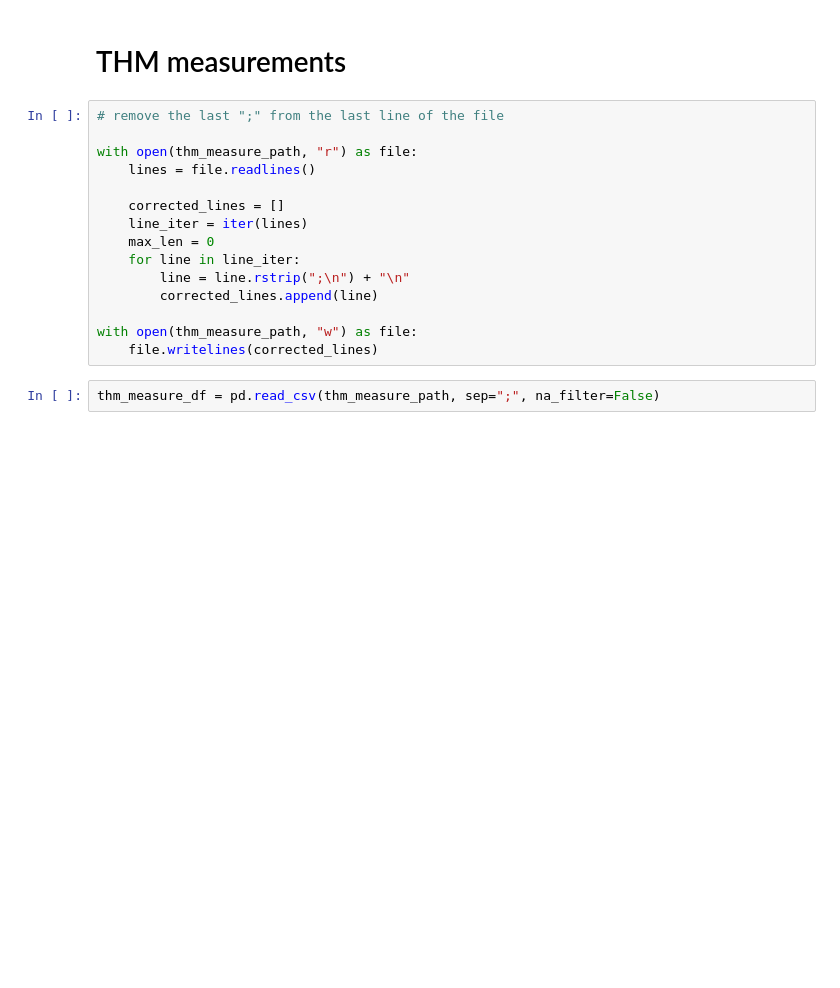
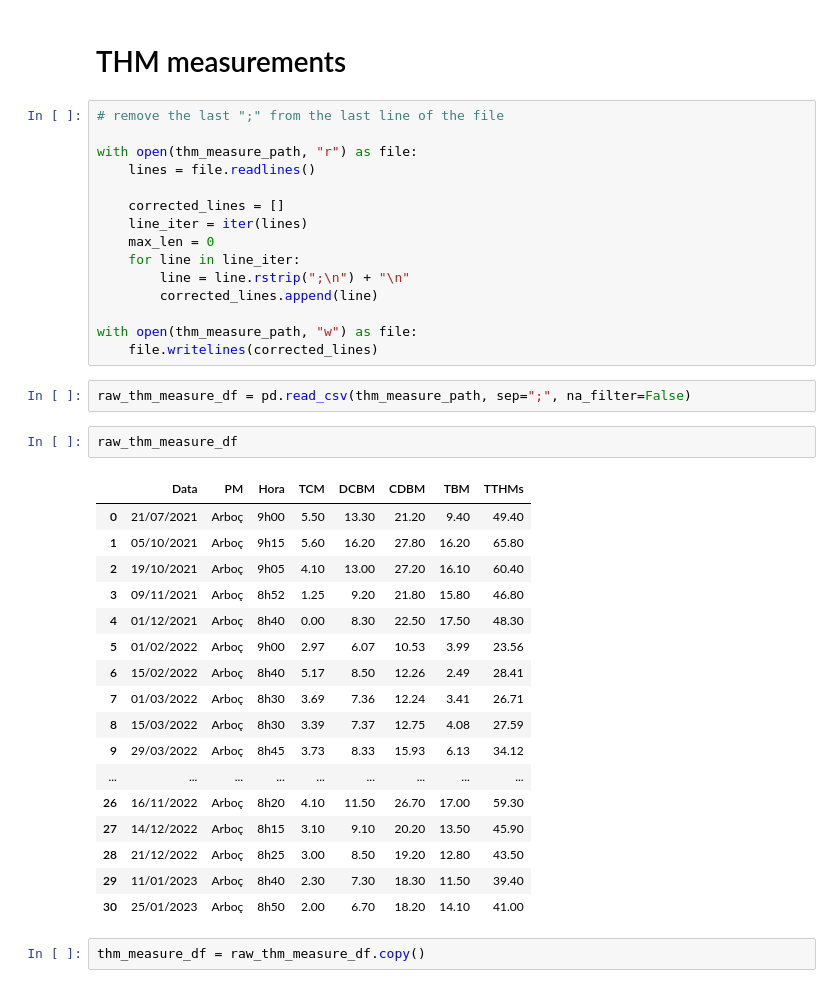
Before and after one commit to MassimilianoArca/SafeCREW, a Jupyter notebook: safecrew/tarragona/data_preprocessing/lab_sensor.ipynb, the cells around one changed output. Cells and saved outputs as stored; diff of their text form; blank space fills up the shorter version.

Commit message:
lab data analysis

```diff
--- a/safecrew/tarragona/data_preprocessing/lab_sensor.ipynb
+++ b/safecrew/tarragona/data_preprocessing/lab_sensor.ipynb
@@ -357,4 +649,26 @@ with open(thm_measure_path, "r") as file:
 with open(thm_measure_path, "w") as file:
     file.writelines(corrected_lines)
 # %%
-thm_measure_df = pd.read_csv(thm_measure_path, sep=";", na_filter=False)
+raw_thm_measure_df = pd.read_csv(thm_measure_path, sep=";", na_filter=False)
+# %%
+raw_thm_measure_df
+# %% [output]
+|  | Data | PM | Hora | TCM | DCBM | CDBM | TBM | TTHMs |
+| 0 | 21/07/2021 | Arboç | 9h00 | 5.50 | 13.30 | 21.20 | 9.40 | 49.40 |
+| 1 | 05/10/2021 | Arboç | 9h15 | 5.60 | 16.20 | 27.80 | 16.20 | 65.80 |
+| 2 | 19/10/2021 | Arboç | 9h05 | 4.10 | 13.00 | 27.20 | 16.10 | 60.40 |
+| 3 | 09/11/2021 | Arboç | 8h52 | 1.25 | 9.20 | 21.80 | 15.80 | 46.80 |
+| 4 | 01/12/2021 | Arboç | 8h40 | 0.00 | 8.30 | 22.50 | 17.50 | 48.30 |
+| 5 | 01/02/2022 | Arboç | 9h00 | 2.97 | 6.07 | 10.53 | 3.99 | 23.56 |
+| 6 | 15/02/2022 | Arboç | 8h40 | 5.17 | 8.50 | 12.26 | 2.49 | 28.41 |
+| 7 | 01/03/2022 | Arboç | 8h30 | 3.69 | 7.36 | 12.24 | 3.41 | 26.71 |
+| 8 | 15/03/2022 | Arboç | 8h30 | 3.39 | 7.37 | 12.75 | 4.08 | 27.59 |
+| 9 | 29/03/2022 | Arboç | 8h45 | 3.73 | 8.33 | 15.93 | 6.13 | 34.12 |
+| ... | ... | ... | ... | ... | ... | ... | ... | ... |
+| 26 | 16/11/2022 | Arboç | 8h20 | 4.10 | 11.50 | 26.70 | 17.00 | 59.30 |
+| 27 | 14/12/2022 | Arboç | 8h15 | 3.10 | 9.10 | 20.20 | 13.50 | 45.90 |
+| 28 | 21/12/2022 | Arboç | 8h25 | 3.00 | 8.50 | 19.20 | 12.80 | 43.50 |
+| 29 | 11/01/2023 | Arboç | 8h40 | 2.30 | 7.30 | 18.30 | 11.50 | 39.40 |
+| 30 | 25/01/2023 | Arboç | 8h50 | 2.00 | 6.70 | 18.20 | 14.10 | 41.00 |
+# %%
+thm_measure_df = raw_thm_measure_df.copy()
```
Also changed, not shown: parts of 36 cells of this notebook, 2 other files.
